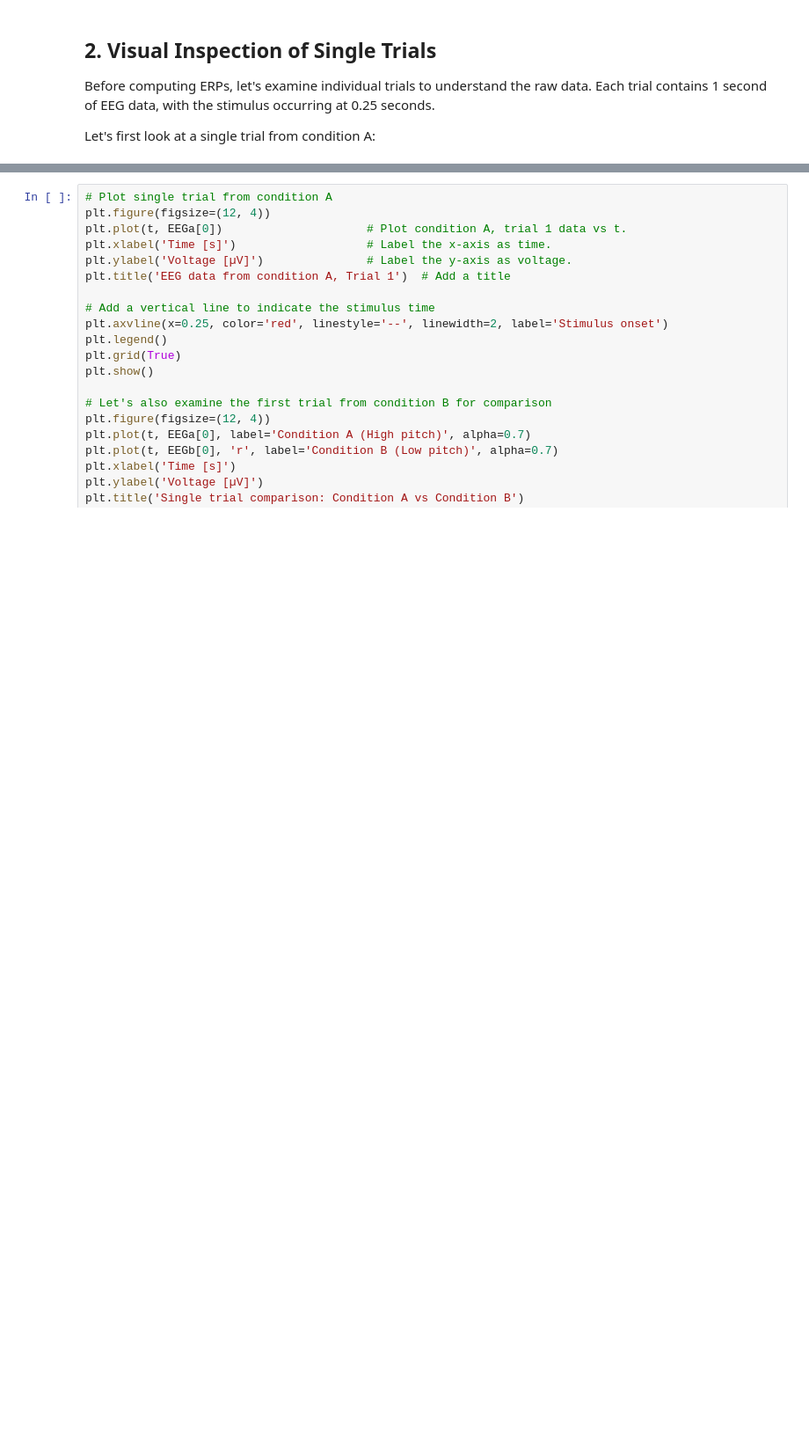
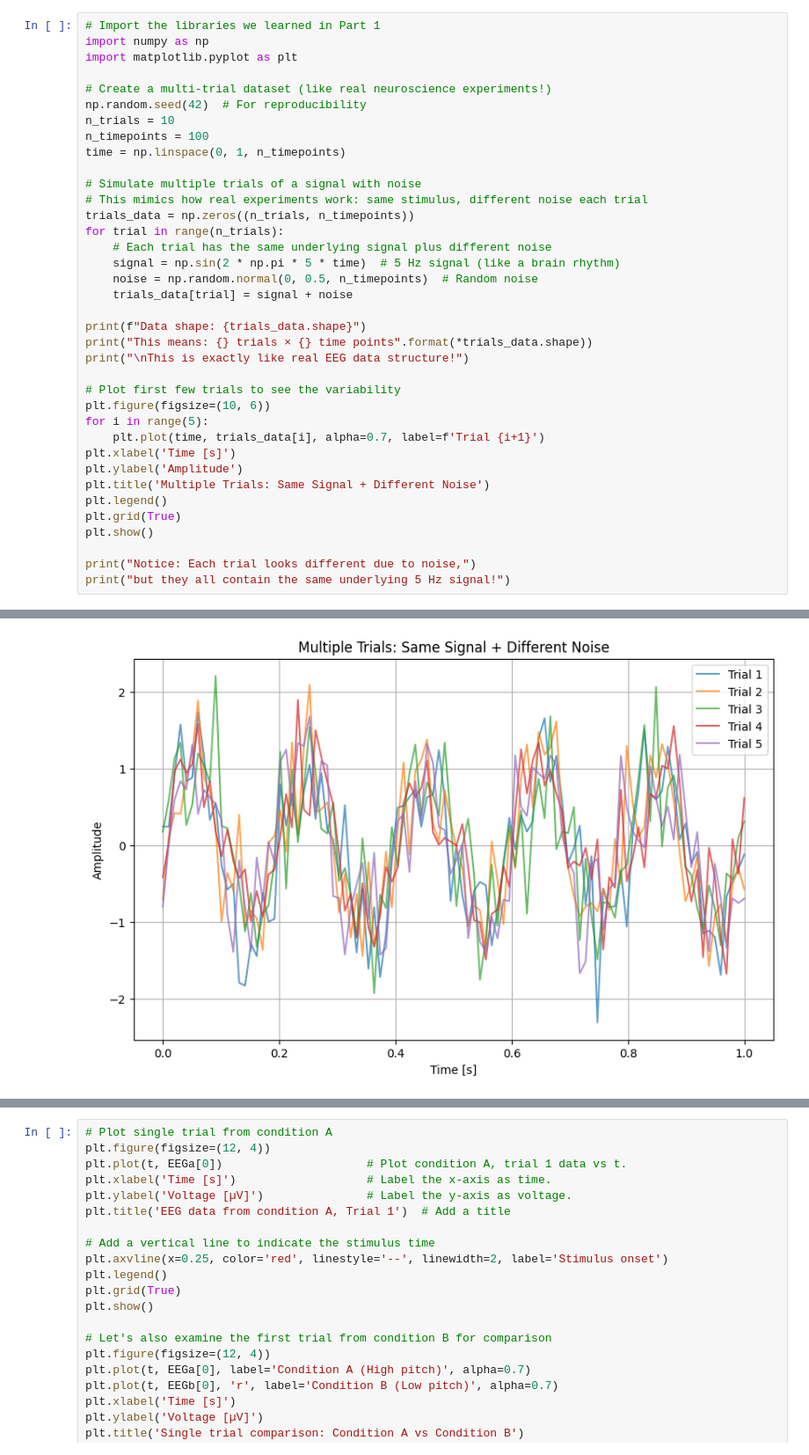
Before and after one commit to sebastianruizsebas/Python-Basics-4-Neuro-DataSci, a Jupyter notebook: part_2.ipynb, the cells around one changed output, grey strips where cells are left out. Shown at 88% size. Cells and saved outputs as stored; diff of their text form; blank space fills up the shorter version.

Commit message:
Moved Section 12, 13, 14 to Part 2

```diff
--- a/part_2.ipynb
+++ b/part_2.ipynb
@@ -102,6 +40,38 @@ Condition B voltage range: 16.55 µV
-# %% [markdown]
-## 2. Visual Inspection of Single Trials
-
-Before computing ERPs, let's examine individual trials to understand the raw data. Each trial contains 1 second of EEG data, with the stimulus occurring at 0.25 seconds.
-
-Let's first look at a single trial from condition A:
+# %%
+# Import the libraries we learned in Part 1
+import numpy as np
+import matplotlib.pyplot as plt
+
+# Create a multi-trial dataset (like real neuroscience experiments!)
+np.random.seed(42)  # For reproducibility
+n_trials = 10
+n_timepoints = 100
+time = np.linspace(0, 1, n_timepoints)
+
+# Simulate multiple trials of a signal with noise
+# This mimics how real experiments work: same stimulus, different noise each trial
+trials_data = np.zeros((n_trials, n_timepoints))
+for trial in range(n_trials):
+    # Each trial has the same underlying signal plus different noise
+    signal = np.sin(2 * np.pi * 5 * time)  # 5 Hz signal (like a brain rhythm)
+    noise = np.random.normal(0, 0.5, n_timepoints)  # Random noise
+    trials_data[trial] = signal + noise
+
+print(f"Data shape: {trials_data.shape}")
+print("This means: {} trials × {} time points".format(*trials_data.shape))
+print("\nThis is exactly like real EEG data structure!")
+
+# Plot first few trials to see the variability
+plt.figure(figsize=(10, 6))
+for i in range(5):
+    plt.plot(time, trials_data[i], alpha=0.7, label=f'Trial {i+1}')
+plt.xlabel('Time [s]')
+plt.ylabel('Amplitude')
+plt.title('Multiple Trials: Same Signal + Different Noise')
+plt.legend()
+plt.grid(True)
+plt.show()
+
+print("Notice: Each trial looks different due to noise,")
+print("but they all contain the same underlying 5 Hz signal!")
+# %% [output]
@@ -107,0 +82 @@ Let's first look at a single trial from condition A:
+[figure, added]
```
Also changed, not shown: parts of 16 cells of this notebook.
